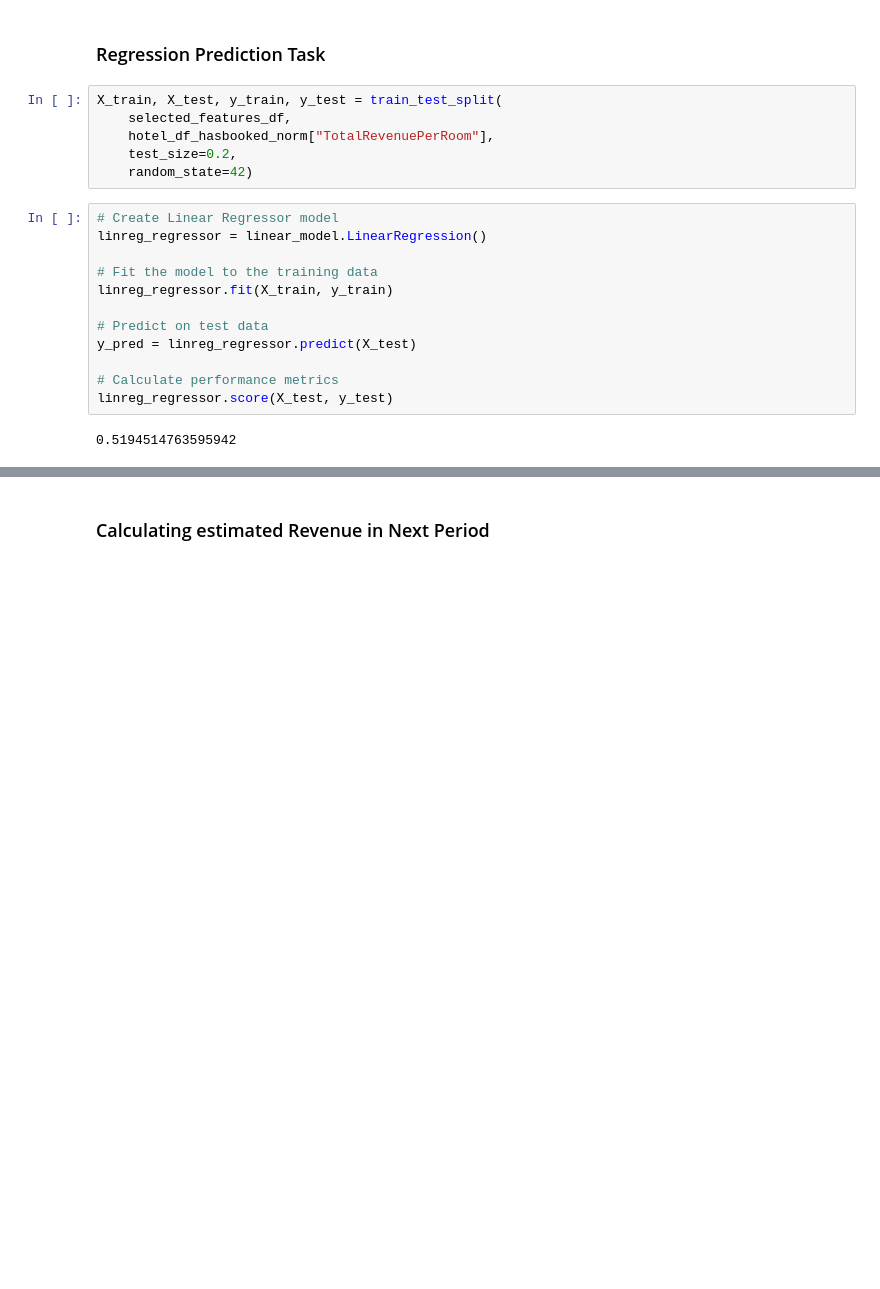
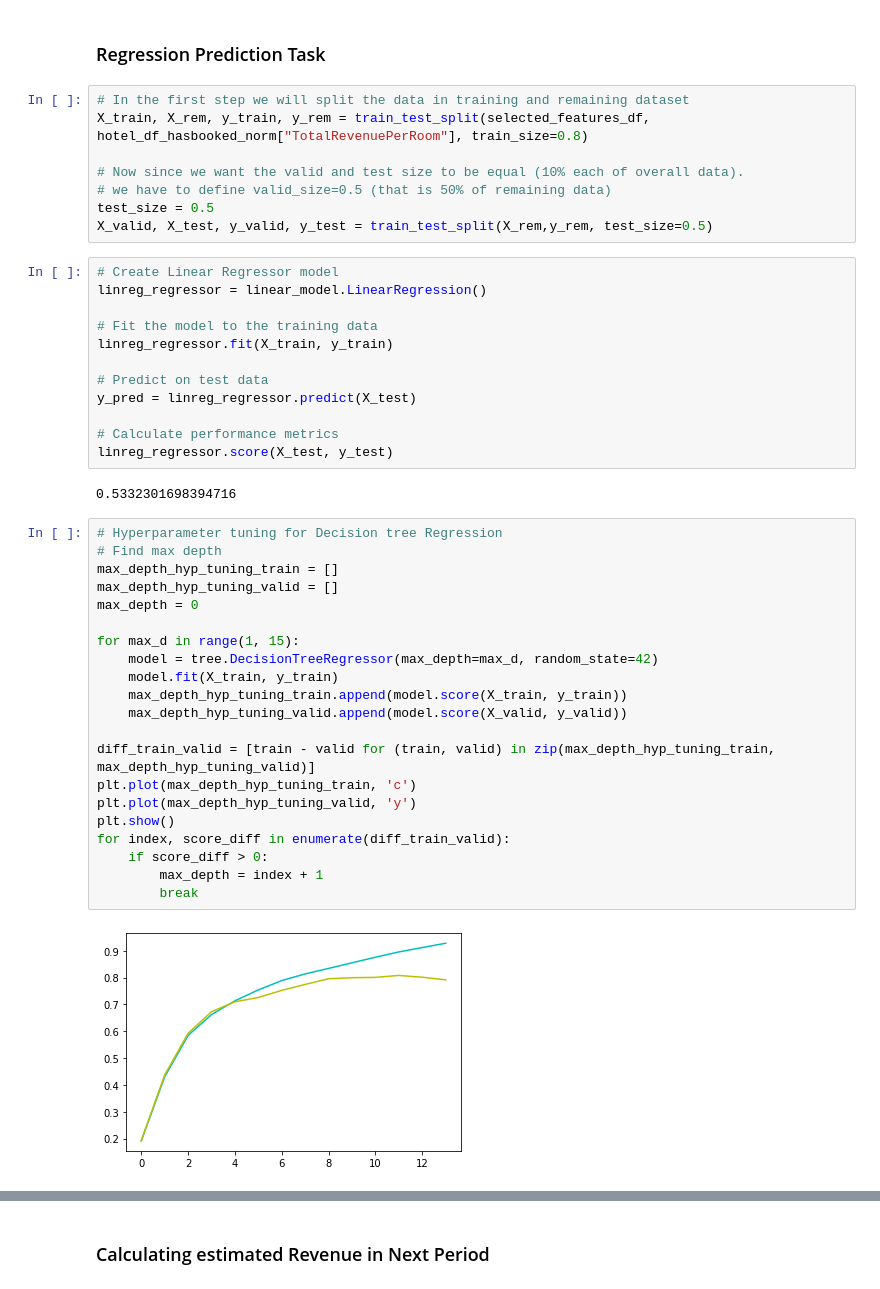
Before and after one commit to Buwoo/BT4211_Hotel, a Jupyter notebook: Hotel_Rev_Forecasting.ipynb, the cells around one changed output, grey strips where cells are left out. Saved outputs shown, nothing was run; the diff lists cells and outputs as text; blank space fills up the shorter version.

Commit message:
added hyp tuning for reg tree

```diff
--- a/Hotel_Rev_Forecasting.ipynb
+++ b/Hotel_Rev_Forecasting.ipynb
@@ -243,12 +223,14 @@ selected_features_df
 59494 rows × 10 columns
 # %% [markdown]
 ### Regression Prediction Task
-# %%
-X_train, X_test, y_train, y_test = train_test_split(
-    selected_features_df,
-    hotel_df_hasbooked_norm["TotalRevenuePerRoom"],
-    test_size=0.2,
-    random_state=42)
+# %%
+# In the first step we will split the data in training and remaining dataset
+X_train, X_rem, y_train, y_rem = train_test_split(selected_features_df, hotel_df_hasbooked_norm["TotalRevenuePerRoom"], train_size=0.8)
+
+# Now since we want the valid and test size to be equal (10% each of overall data).
+# we have to define valid_size=0.5 (that is 50% of remaining data)
+test_size = 0.5
+X_valid, X_test, y_valid, y_test = train_test_split(X_rem,y_rem, test_size=0.5)
 # %%
 # Create Linear Regressor model
 linreg_regressor = linear_model.LinearRegression()
@@ -262,4 +244,27 @@ y_pred = linreg_regressor.predict(X_test)
 # Calculate performance metrics
 linreg_regressor.score(X_test, y_test)
 # %% [output]
-0.5194514763595942
+0.5332301698394716
+# %%
+# Hyperparameter tuning for Decision tree Regression
+# Find max depth
+max_depth_hyp_tuning_train = []
+max_depth_hyp_tuning_valid = []
+max_depth = 0
+
+for max_d in range(1, 15):
+    model = tree.DecisionTreeRegressor(max_depth=max_d, random_state=42)
+    model.fit(X_train, y_train)
+    max_depth_hyp_tuning_train.append(model.score(X_train, y_train))
+    max_depth_hyp_tuning_valid.append(model.score(X_valid, y_valid))
+
+diff_train_valid = [train - valid for (train, valid) in zip(max_depth_hyp_tuning_train, max_depth_hyp_tuning_valid)]
+plt.plot(max_depth_hyp_tuning_train, 'c')
+plt.plot(max_depth_hyp_tuning_valid, 'y')
+plt.show()
+for index, score_diff in enumerate(diff_train_valid):
+    if score_diff > 0:
+        max_depth = index + 1
+        break
+# %% [output]
+[figure, added]
```
Also changed, not shown: parts of 7 cells of this notebook.
